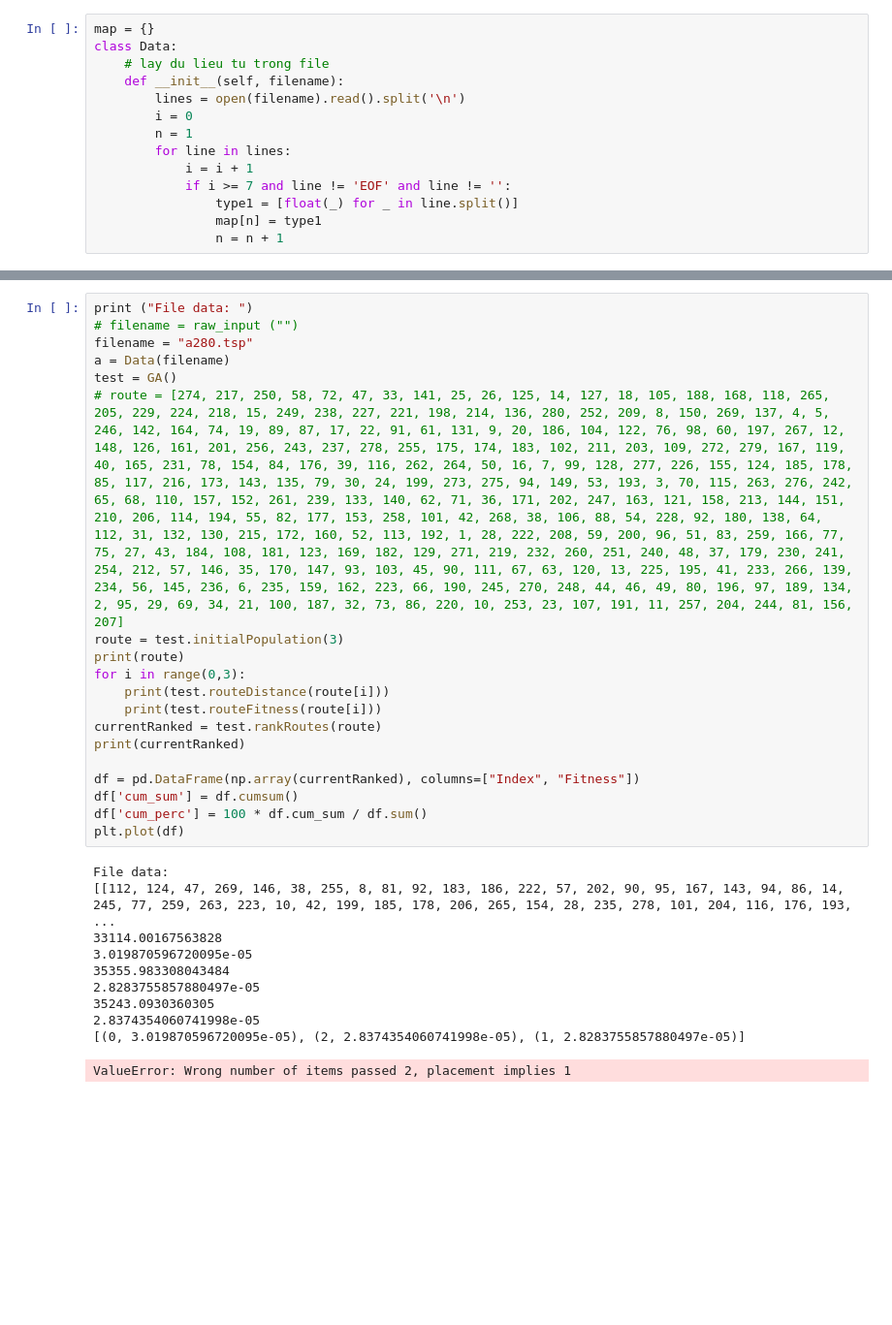
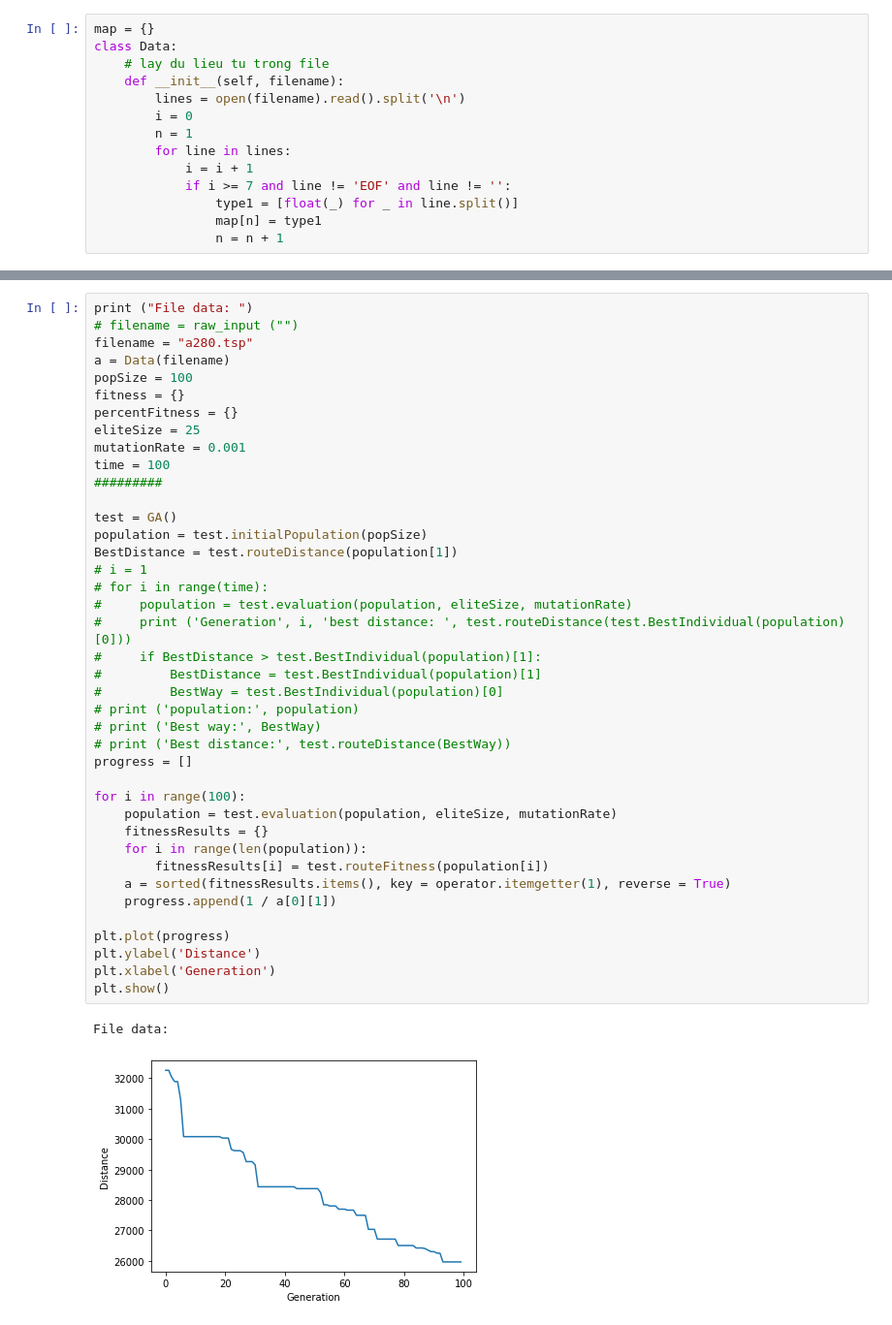
Before and after one commit to MonMon113/GA-TSP, a Jupyter notebook: jupyter/TSP-Copy1.ipynb, the cells around one changed output, grey strips where cells are left out. Shown at 97% size. Drawn from its saved outputs; the diff is of its cells as text; blank space fills up the shorter version.

```diff
--- a/jupyter/TSP-Copy1.ipynb
+++ b/jupyter/TSP-Copy1.ipynb
@@ -79,30 +124,43 @@ class GA:
-# %%
-print ("File data: ")
-# filename = raw_input ("")
-filename = "a280.tsp"
-a = Data(filename)
-test = GA()
-# route = [274, 217, 250, 58, 72, 47, 33, 141, 25, 26, 125, 14, 127, 18, 105, 188, 168, 118, 265, 205, 229, 224, 218, 15, 249, 238, 227, 221, 198, 214, 136, 280, 252, 209, 8, 150, 269, 137, 4, 5, 246, 142, 164, 74, 19, 89, 87, 17, 22, 91, 61, 131, 9, 20, 186, 104, 122, 76, 98, 60, 197, 267, 12, 148, 126, 161, 201, 256, 243, 237, 278, 255, 175, 174, 183, 102, 211, 203, 109, 272, 279, 167, 119, 40, 165, 231, 78, 154, 84, 176, 39, 116, 262, 264, 50, 16, 7, 99, 128, 277, 226, 155, 124, 185, 178, 85, 117, 216, 173, 143, 135, 79, 30, 24, 199, 273, 275, 94, 149, 53, 193, 3, 70, 115, 263, 276, 242, 65, 68, 110, 157, 152, 261, 239, 133, 140, 62, 71, 36, 171, 202, 247, 163, 121, 158, 213, 144, 151, 210, 206, 114, 194, 55, 82, 177, 153, 258, 101, 42, 268, 38, 106, 88, 54, 228, 92, 180, 138, 64, 112, 31, 132, 130, 215, 172, 160, 52, 113, 192, 1, 28, 222, 208, 59, 200, 96, 51, 83, 259, 166, 77, 75, 27, 43, 184, 108, 181, 123, 169, 182, 129, 271, 219, 232, 260, 251, 240, 48, 37, 179, 230, 241, 254, 212, 57, 146, 35, 170, 147, 93, 103, 45, 90, 111, 67, 63, 120, 13, 225, 195, 41, 233, 266, 139, 234, 56, 145, 236, 6, 235, 159, 162, 223, 66, 190, 245, 270, 248, 44, 46, 49, 80, 196, 97, 189, 134, 2, 95, 29, 69, 34, 21, 100, 187, 32, 73, 86, 220, 10, 253, 23, 107, 191, 11, 257, 204, 244, 81, 156, 207]
-route = test.initialPopulation(3)
-print(route)
-for i in range(0,3):
-    print(test.routeDistance(route[i]))
-    print(test.routeFitness(route[i]))
-currentRanked = test.rankRoutes(route)
-print(currentRanked)
-
-df = pd.DataFrame(np.array(currentRanked), columns=["Index", "Fitness"])
-df['cum_sum'] = df.cumsum()
-df['cum_perc'] = 100 * df.cum_sum / df.sum()
-plt.plot(df)
-# %% [output]
-File data:
-[[112, 124, 47, 269, 146, 38, 255, 8, 81, 92, 183, 186, 222, 57, 202, 90, 95, 167, 143, 94, 86, 14, 245, 77, 259, 263, 223, 10, 42, 199, 185, 178, 206, 265, 154, 28, 235, 278, 101, 204, 116, 176, 193, ...
-33114.00167563828
-3.019870596720095e-05
-35355.983308043484
-2.8283755857880497e-05
-35243.0930360305
-2.8374354060741998e-05
-[(0, 3.019870596720095e-05), (2, 2.8374354060741998e-05), (1, 2.8283755857880497e-05)]
-ValueError: Wrong number of items passed 2, placement implies 1
+# %%
+print ("File data: ")
+# filename = raw_input ("")
+filename = "a280.tsp"
+a = Data(filename)
+popSize = 100
+fitness = {}
+percentFitness = {}
+eliteSize = 25
+mutationRate = 0.001
+time = 100
+#########
+
+test = GA()
+population = test.initialPopulation(popSize)
+BestDistance = test.routeDistance(population[1])
+# i = 1
+# for i in range(time):
+#     population = test.evaluation(population, eliteSize, mutationRate)
+#     print ('Generation', i, 'best distance: ', test.routeDistance(test.BestIndividual(population)[0]))
+#     if BestDistance > test.BestIndividual(population)[1]:
+#         BestDistance = test.BestIndividual(population)[1]
+#         BestWay = test.BestIndividual(population)[0]
+# print ('population:', population)
+# print ('Best way:', BestWay)
+# print ('Best distance:', test.routeDistance(BestWay))
+progress = []
+
+for i in range(100):
+    population = test.evaluation(population, eliteSize, mutationRate)
+    fitnessResults = {}
+    for i in range(len(population)):
+        fitnessResults[i] = test.routeFitness(population[i])
+    a = sorted(fitnessResults.items(), key = operator.itemgetter(1), reverse = True)
+    progress.append(1 / a[0][1])
+
+plt.plot(progress)
+plt.ylabel('Distance')
+plt.xlabel('Generation')
+plt.show()
+# %% [output]
+File data:
+[figure, added]
```
Also changed, not shown: parts of 1 cell of this notebook, 4 other files.
